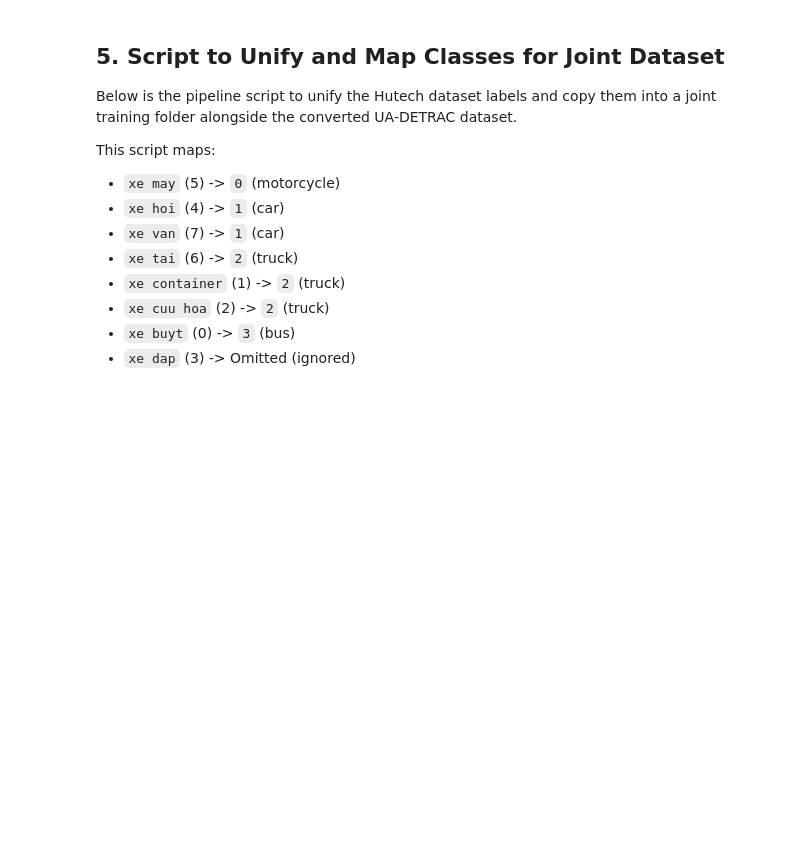
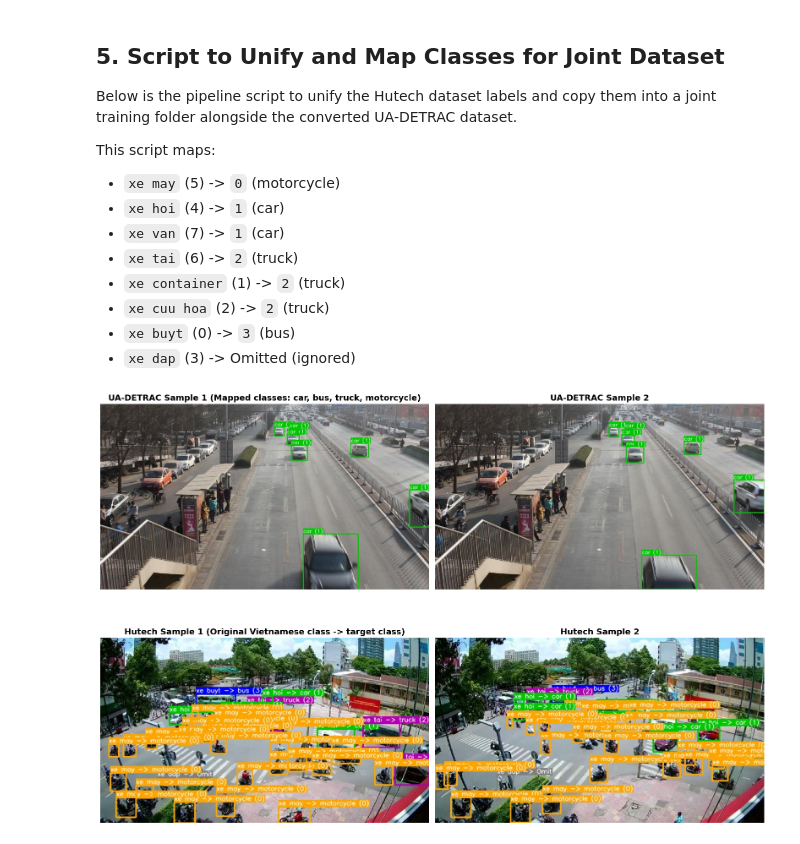
Before and after one commit to Khanhduong123/Detect-and-Track-Vehicles-from-Traffic-Cameras-with-YOLO, a Jupyter notebook: analyst/hutech_eda.ipynb, the cells around one changed output. Cells and saved outputs as stored; diff of their text form; code cells hidden in the pictures; blank space fills up the shorter version.

```diff
--- a/analyst/hutech_eda.ipynb
+++ b/analyst/hutech_eda.ipynb
@@ -259,3 +259,46 @@ def map_hutech_labels(hutech_dir, joint_output_dir):
 # hutech_dir = "/media/khanhduong/1TB/master/25MCS-ML_2025-2026_S2_Final-Project/data/640 Hutech Vehicle.v2-fix-label.yolov8"
 # joint_output_dir = "/media/khanhduong/1TB/master/25MCS-ML_2025-2026_S2_Final-Project/data/DETRAC-YOLO" # Merge directly into same folders!
 # map_hutech_labels(hutech_dir, joint_output_dir)
+# %%
+# Visualizing sample annotated images from both Hutech and DETRAC-YOLO
+import cv2
+import matplotlib.pyplot as plt
+import os
+
+output_dir = "/home/khanhduong/.gemini/antigravity/brain/817a2e9d-fe86-4ebf-86fb-a412ff2274c9/artifacts"
+
+fig, axes = plt.subplots(2, 2, figsize=(16, 12))
+
+# Load images
+detrac1 = cv2.imread(os.path.join(output_dir, "detrac_sample1.jpg"))
+detrac2 = cv2.imread(os.path.join(output_dir, "detrac_sample2.jpg"))
+hutech1 = cv2.imread(os.path.join(output_dir, "hutech_sample1.jpg"))
+hutech2 = cv2.imread(os.path.join(output_dir, "hutech_sample2.jpg"))
+
+# Convert BGR to RGB
+detrac1 = cv2.cvtColor(detrac1, cv2.COLOR_BGR2RGB)
+detrac2 = cv2.cvtColor(detrac2, cv2.COLOR_BGR2RGB)
+hutech1 = cv2.cvtColor(hutech1, cv2.COLOR_BGR2RGB)
+hutech2 = cv2.cvtColor(hutech2, cv2.COLOR_BGR2RGB)
+
+# Plot
+axes[0, 0].imshow(detrac1)
+axes[0, 0].set_title("UA-DETRAC Sample 1 (Mapped classes: car, bus, truck, motorcycle)", fontsize=14, fontweight="bold")
+axes[0, 0].axis("off")
+
+axes[0, 1].imshow(detrac2)
+axes[0, 1].set_title("UA-DETRAC Sample 2", fontsize=14, fontweight="bold")
+axes[0, 1].axis("off")
+
+axes[1, 0].imshow(hutech1)
+axes[1, 0].set_title("Hutech Sample 1 (Original Vietnamese class -> target class)", fontsize=14, fontweight="bold")
+axes[1, 0].axis("off")
+
+axes[1, 1].imshow(hutech2)
+axes[1, 1].set_title("Hutech Sample 2", fontsize=14, fontweight="bold")
+axes[1, 1].axis("off")
+
+plt.tight_layout()
+plt.show()
+# %% [output]
+[figure, added]
```
Also changed, not shown: 1 other file.
